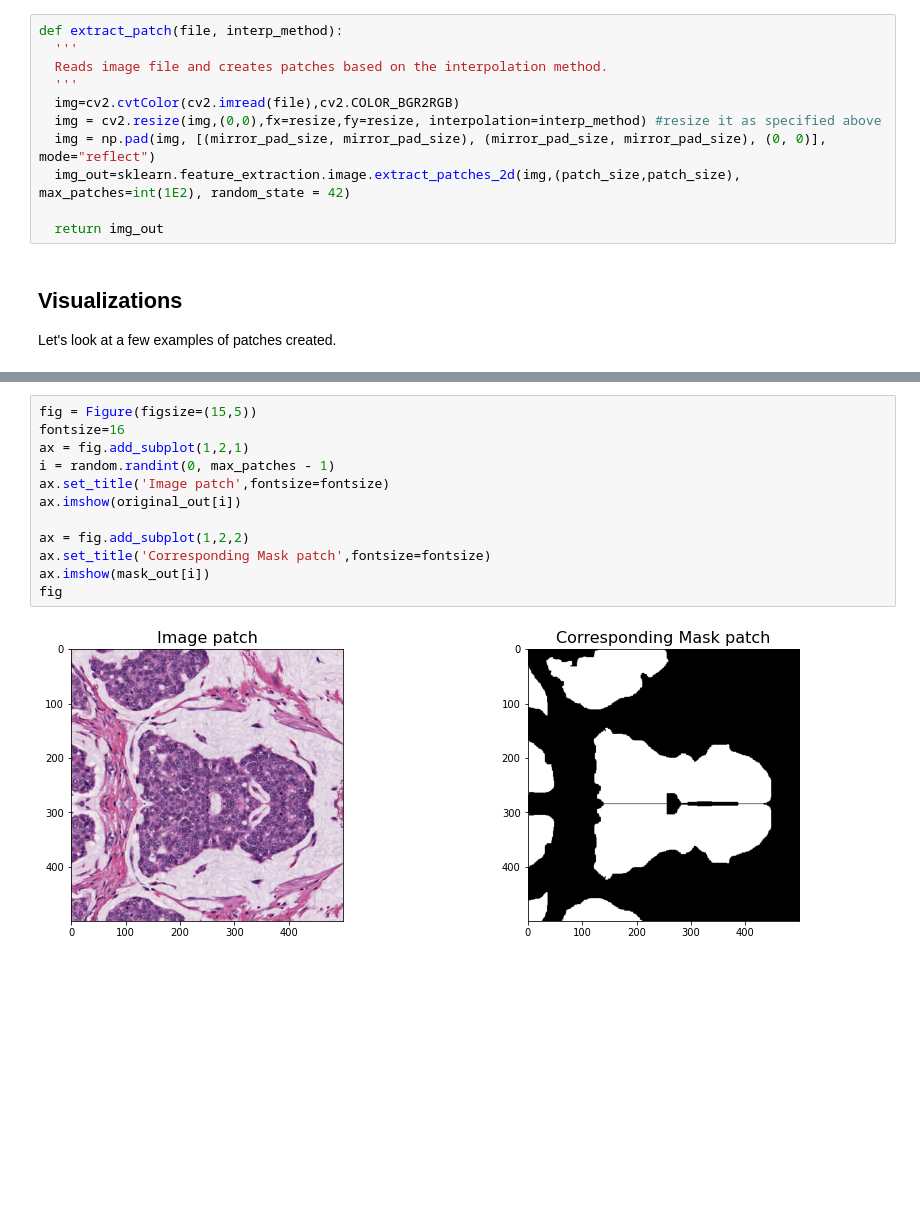
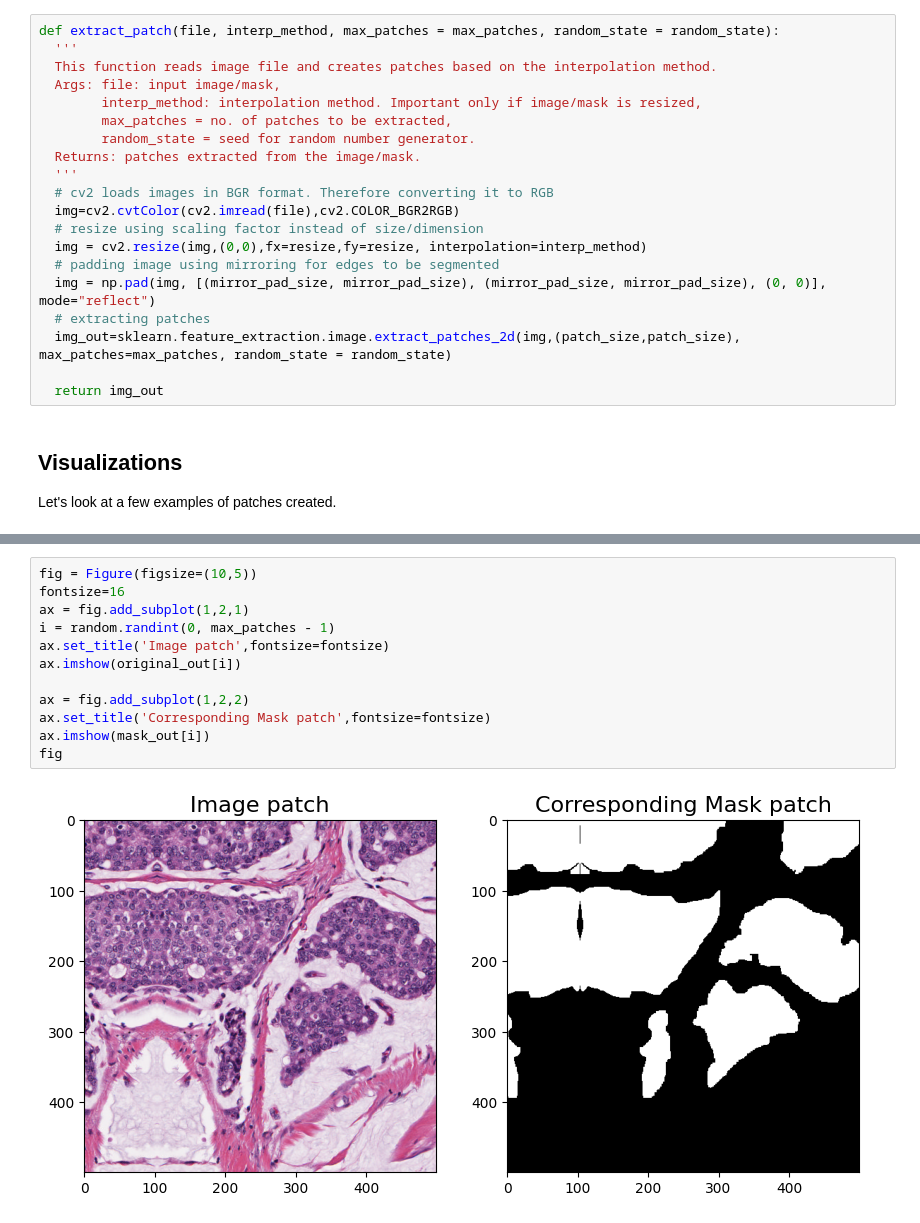
Before and after one commit to burning-river/epithelium_segmentation, a Jupyter notebook: make_train_test.ipynb, the cells around one changed output, grey strips where cells are left out. Drawn from its saved outputs; the diff is of its cells as text; blank space fills up the shorter version.

```diff
--- a/make_train_test.ipynb
+++ b/make_train_test.ipynb
@@ -41,14 +43,23 @@ filenameAtom = tables.StringAtom(itemsize=255)
 path = os.getcwd()+'/drive/MyDrive/dl_tutorial/epithelium/epi'
 os.chdir('/content/drive/MyDrive/dl_tutorial/epithelium/epi')
 # %%
-def extract_patch(file, interp_method):
+def extract_patch(file, interp_method, max_patches = max_patches, random_state = random_state):
   '''
-  Reads image file and creates patches based on the interpolation method.
+  This function reads image file and creates patches based on the interpolation method.
+  Args: file: input image/mask,
+        interp_method: interpolation method. Important only if image/mask is resized,
+        max_patches = no. of patches to be extracted,
+        random_state = seed for random number generator.
+  Returns: patches extracted from the image/mask.
   '''
+  # cv2 loads images in BGR format. Therefore converting it to RGB
   img=cv2.cvtColor(cv2.imread(file),cv2.COLOR_BGR2RGB)
-  img = cv2.resize(img,(0,0),fx=resize,fy=resize, interpolation=interp_method) #resize it as specified above
+  # resize using scaling factor instead of size/dimension
+  img = cv2.resize(img,(0,0),fx=resize,fy=resize, interpolation=interp_method)
+  # padding image using mirroring for edges to be segmented
   img = np.pad(img, [(mirror_pad_size, mirror_pad_size), (mirror_pad_size, mirror_pad_size), (0, 0)], mode="reflect")
-  img_out=sklearn.feature_extraction.image.extract_patches_2d(img,(patch_size,patch_size), max_patches=int(1E2), random_state = 42)
+  # extracting patches
+  img_out=sklearn.feature_extraction.image.extract_patches_2d(img,(patch_size,patch_size), max_patches=max_patches, random_state = random_state)
 
   return img_out
 # %% [markdown]
@@ -65,14 +82,14 @@ original_out = extract_patch(original_img, PIL.Image.BICUBIC)
 # %%
-fig = Figure(figsize=(15,5))
+fig = Figure(figsize=(10,5))
 fontsize=16
 ax = fig.add_subplot(1,2,1)
 i = random.randint(0, max_patches - 1)
 ax.set_title('Image patch',fontsize=fontsize)
 ax.imshow(original_out[i])
 
 ax = fig.add_subplot(1,2,2)
 ax.set_title('Corresponding Mask patch',fontsize=fontsize)
 ax.imshow(mask_out[i])
 fig
 # %% [output]
-[figure, old version]
+[figure, new version]
```
Also changed, not shown: parts of 12 cells of this notebook.
